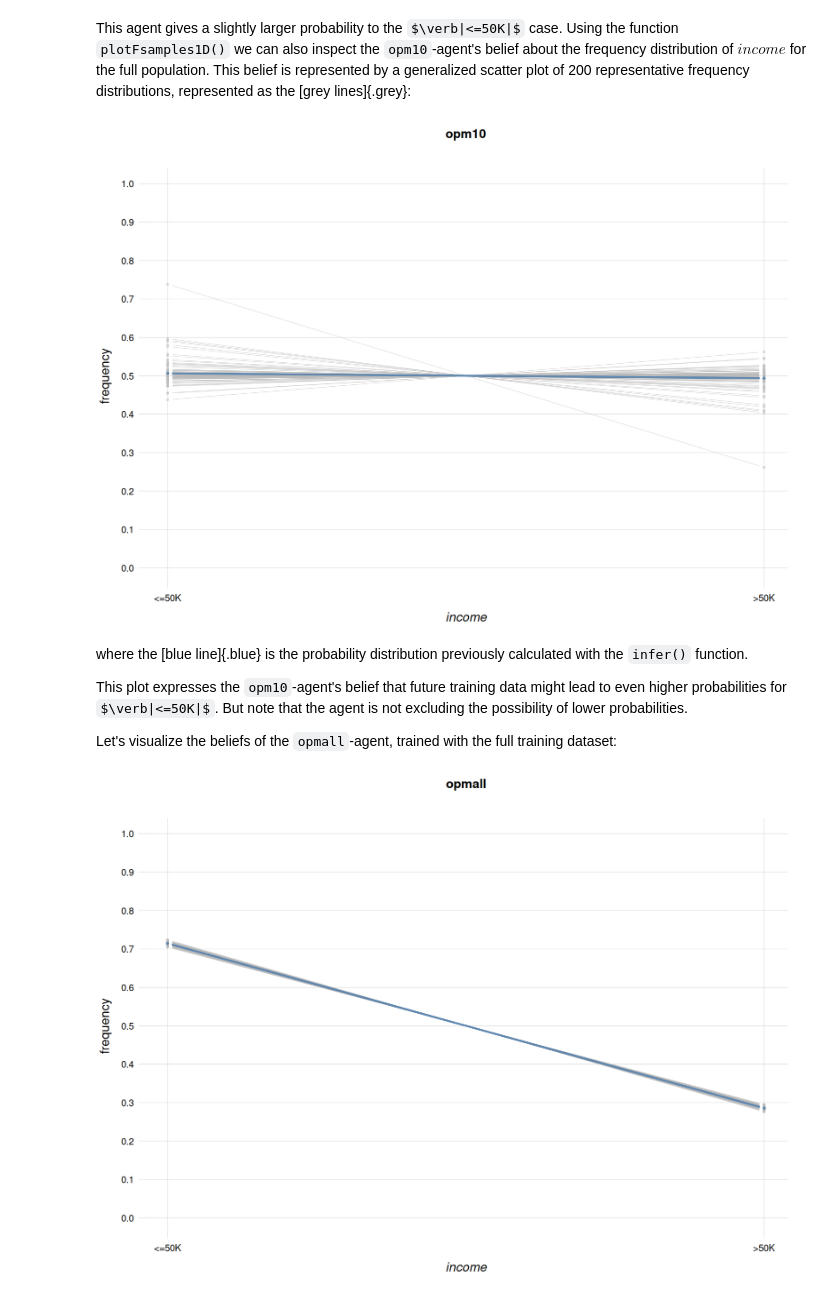
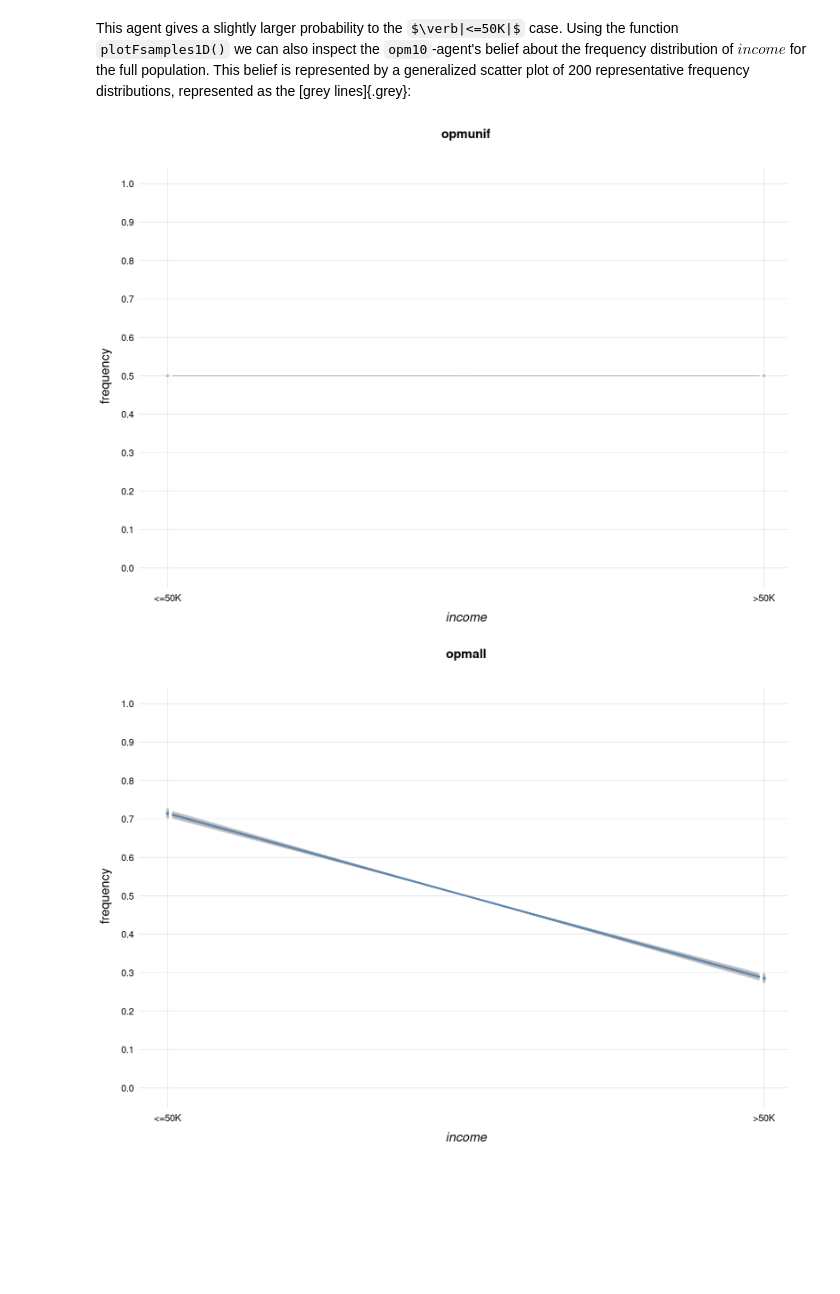
Before and after one commit to pglpm/ADA511, a Jupyter notebook: code/OPM-nominal/play_with_example_opm1.ipynb, the cells around one changed output. Drawn from its saved outputs; the diff is of its cells as text; code cells hidden in the pictures; some formulas as TeX source; blank space fills up the shorter version.

```diff
--- a/code/OPM-nominal/play_with_example_opm1.ipynb
+++ b/code/OPM-nominal/play_with_example_opm1.ipynb
@@ -90,6 +25,12 @@ opm10 <- buildagent(metadata='meta_income_data_example.csv',
 ## delete training data for memory efficiency
 rm(traindata)
 
+## agent with uniform p(f), trained with all data
+opmunif <- buildagent(metadata='meta_income_data_example.csv',
+                     data='train-income_data_example.csv',
+                    kmi=floor(log2(50000000)), kma=ceiling(log2(50000000)) )
 
+
+## "normal" agent
 opmall <- buildagent(metadata='meta_income_data_example.csv',
                      data='train-income_data_example.csv')
@@ -176,20 +53,14 @@ income
 # %% [markdown]
 This agent gives a slightly larger probability to the $\verb|<=50K|$ case. Using the function `plotFsamples1D()` we can also inspect the `opm10`-agent's belief about the frequency distribution of $\mathit{income}$ for the full population. This belief is represented by a generalized scatter plot of 200 representative frequency distributions, represented as the [grey lines]{.grey}:
 # %%
-plotFsamples1D(agent=opm10,
+plotFsamples1D(agent=opmunif,
                n=200, # number of example frequency distributions
                predictand='income',
+               probability=F,
                ylim=c(0,1), # y-axis range
-               main='opm10') # plot title
+               main='opmunif') # plot title
 # %% [output]
-[figure, old version]
+[figure, new version]
-# %% [markdown]
-where the [blue line]{.blue} is the probability distribution previously calculated with the `infer()` function.
-
-This plot expresses the `opm10`-agent's belief that future training data might lead to even higher probabilities for $\verb|<=50K|$. But note that the agent is not excluding the possibility of lower probabilities.
-
-
-Let's visualize the beliefs of the `opmall`-agent, trained with the full training dataset:
 # %%
 plotFsamples1D(agent=opmall, n=200, predictand='income',
                ylim=c(0,1), main='opmall')
```
Also changed, not shown: parts of 15 cells of this notebook, 22 other files.
